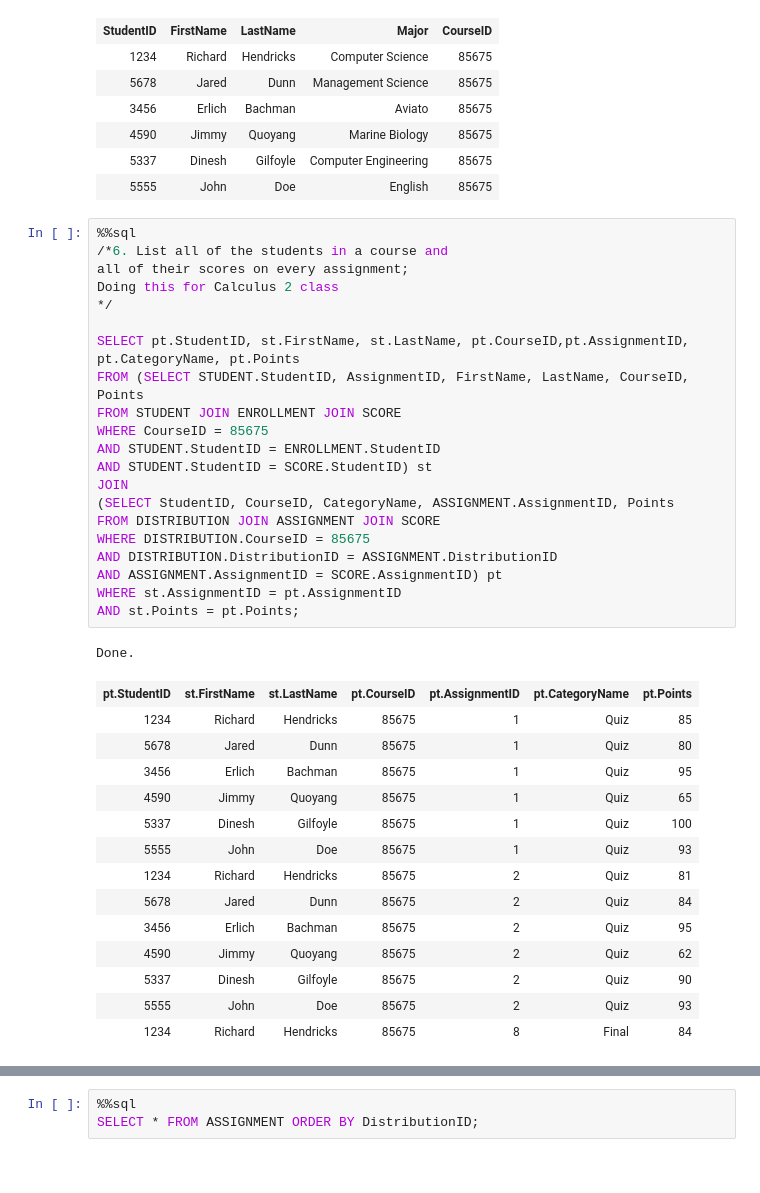
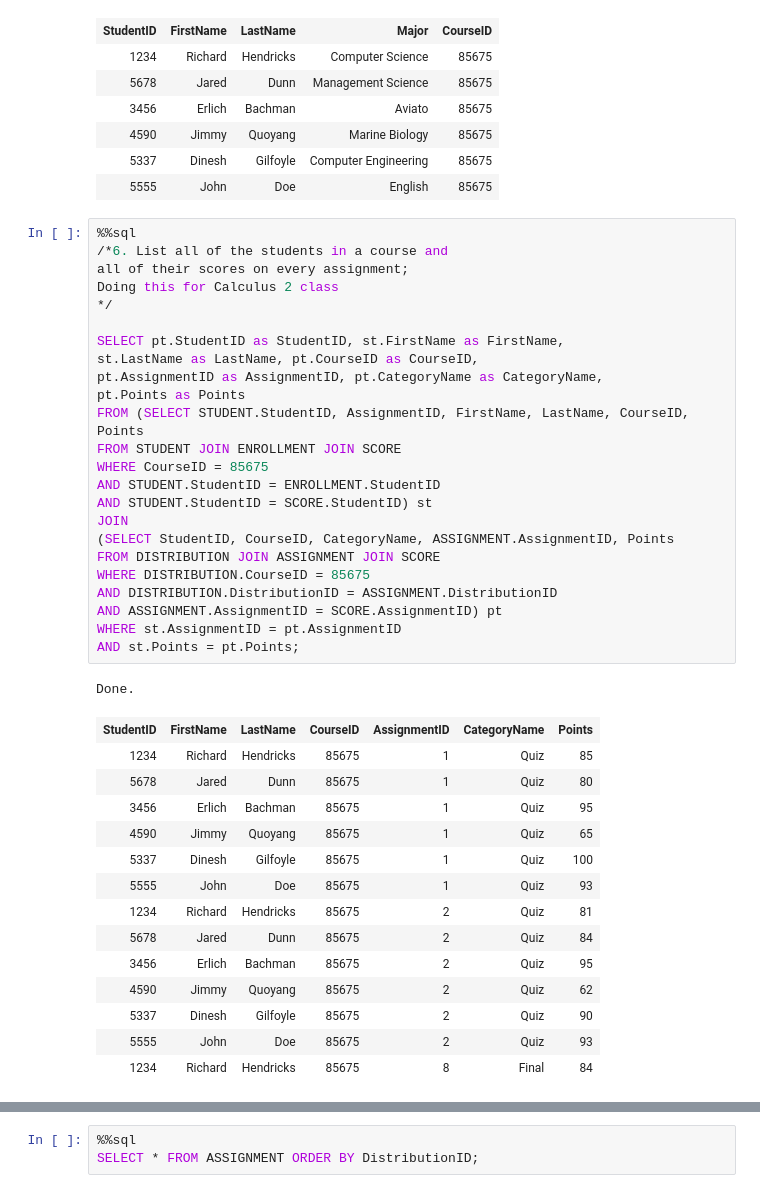
Before and after one commit to saugatt/Database-Systems-Final-Project, a Jupyter notebook: Database Project/Database_Final_Project_1.ipynb, the cells around one changed output, grey strips where cells are left out. Drawn from its saved outputs; the diff is of its cells as text.

```diff
--- a/Database Project/Database_Final_Project_1.ipynb
+++ b/Database Project/Database_Final_Project_1.ipynb
@@ -511,27 +508,30 @@ Done.
 # %%
 %%sql
 /*6. List all of the students in a course and
 all of their scores on every assignment;
 Doing this for Calculus 2 class
 */
 
-SELECT pt.StudentID, st.FirstName, st.LastName, pt.CourseID,pt.AssignmentID, pt.CategoryName, pt.Points
+SELECT pt.StudentID as StudentID, st.FirstName as FirstName,
+st.LastName as LastName, pt.CourseID as CourseID,
+pt.AssignmentID as AssignmentID, pt.CategoryName as CategoryName,
+pt.Points as Points
 FROM (SELECT STUDENT.StudentID, AssignmentID, FirstName, LastName, CourseID, Points
 FROM STUDENT JOIN ENROLLMENT JOIN SCORE
 WHERE CourseID = 85675
 AND STUDENT.StudentID = ENROLLMENT.StudentID
 AND STUDENT.StudentID = SCORE.StudentID) st
 JOIN
 (SELECT StudentID, CourseID, CategoryName, ASSIGNMENT.AssignmentID, Points
 FROM DISTRIBUTION JOIN ASSIGNMENT JOIN SCORE
 WHERE DISTRIBUTION.CourseID = 85675
 AND DISTRIBUTION.DistributionID = ASSIGNMENT.DistributionID
 AND ASSIGNMENT.AssignmentID = SCORE.AssignmentID) pt
 WHERE st.AssignmentID = pt.AssignmentID
 AND st.Points = pt.Points;
 # %% [output]
 Done.
-| pt.StudentID | st.FirstName | st.LastName | pt.CourseID | pt.AssignmentID | pt.CategoryName | pt.Points |
+| StudentID | FirstName | LastName | CourseID | AssignmentID | CategoryName | Points |
 | 1234 | Richard | Hendricks | 85675 | 1 | Quiz | 85 |
 | 5678 | Jared | Dunn | 85675 | 1 | Quiz | 80 |
 | 3456 | Erlich | Bachman | 85675 | 1 | Quiz | 95 |
```
Also changed, not shown: parts of 9 cells of this notebook, 1 other file.
